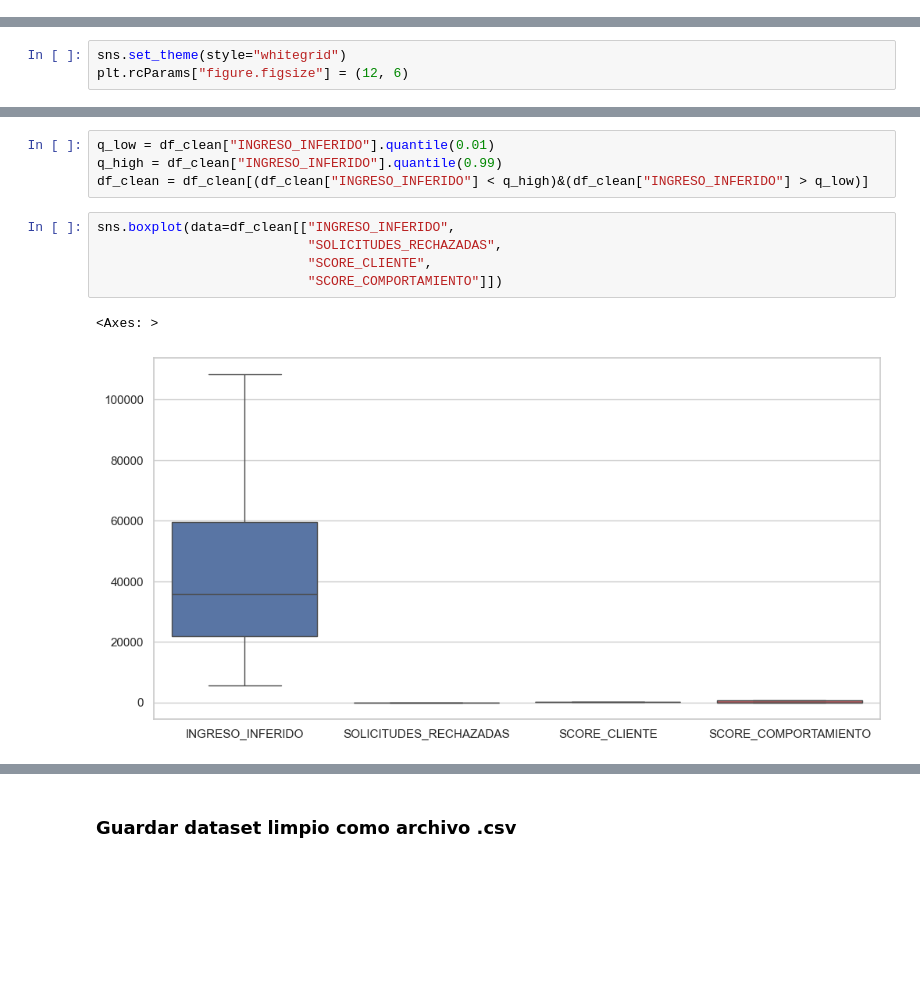
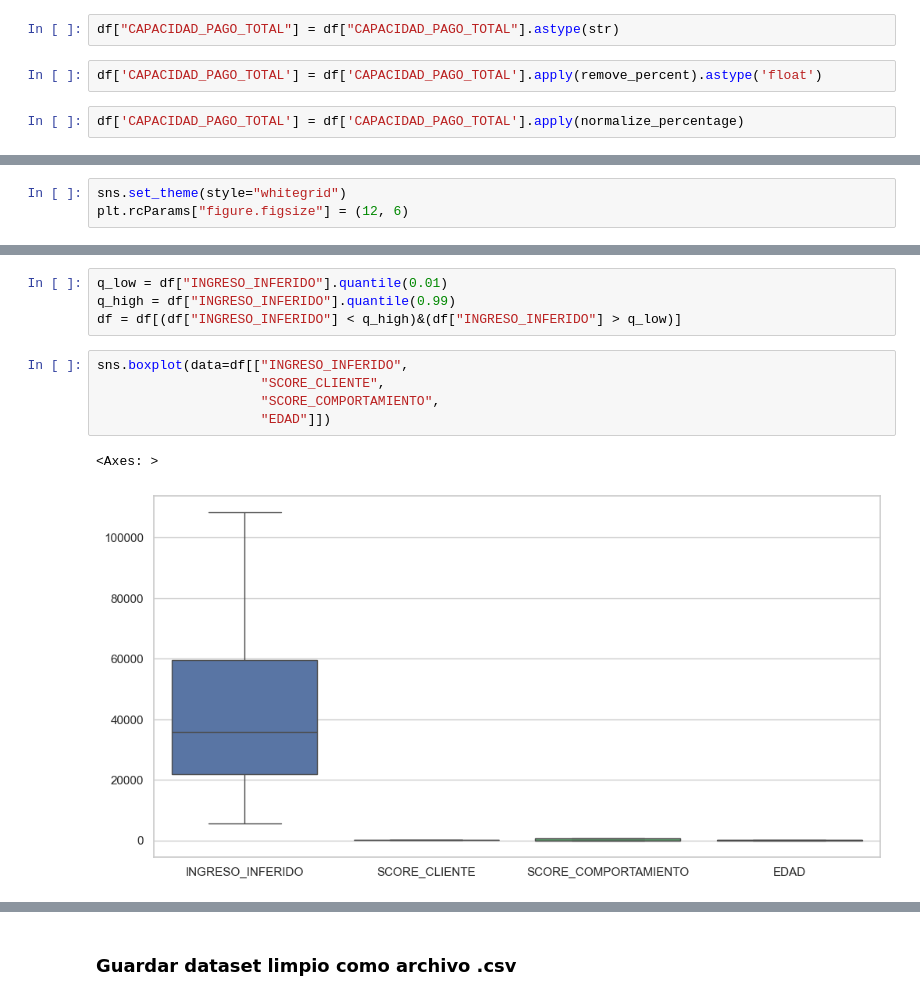
Before and after one commit to ElliotDM/inf_bancaria, a Jupyter notebook: notebooks/analisis_limpieza.ipynb, the cells around one changed output, grey strips where cells are left out. Drawn from its saved outputs; the diff is of its cells as text; blank space fills up the shorter version.

```diff
--- a/notebooks/analisis_limpieza.ipynb
+++ b/notebooks/analisis_limpieza.ipynb
@@ -168,0 +199,6 @@ df_clean["ESCOLARIDAD"] = df_clean["ESCOLARIDAD"].astype(str)
+# %%
+df["CAPACIDAD_PAGO_TOTAL"] = df["CAPACIDAD_PAGO_TOTAL"].astype(str)
+# %%
+df['CAPACIDAD_PAGO_TOTAL'] = df['CAPACIDAD_PAGO_TOTAL'].apply(remove_percent).astype('float')
+# %%
+df['CAPACIDAD_PAGO_TOTAL'] = df['CAPACIDAD_PAGO_TOTAL'].apply(normalize_percentage)
@@ -194,12 +234,12 @@ sns.boxplot(data=df_clean[["INGRESO_INFERIDO",
 # %%
-q_low = df_clean["INGRESO_INFERIDO"].quantile(0.01)
-q_high = df_clean["INGRESO_INFERIDO"].quantile(0.99)
-df_clean = df_clean[(df_clean["INGRESO_INFERIDO"] < q_high)&(df_clean["INGRESO_INFERIDO"] > q_low)]
+q_low = df["INGRESO_INFERIDO"].quantile(0.01)
+q_high = df["INGRESO_INFERIDO"].quantile(0.99)
+df = df[(df["INGRESO_INFERIDO"] < q_high)&(df["INGRESO_INFERIDO"] > q_low)]
 # %%
-sns.boxplot(data=df_clean[["INGRESO_INFERIDO",
-                           "SOLICITUDES_RECHAZADAS",
-                           "SCORE_CLIENTE",
-                           "SCORE_COMPORTAMIENTO"]])
+sns.boxplot(data=df[["INGRESO_INFERIDO",
+                     "SCORE_CLIENTE",
+                     "SCORE_COMPORTAMIENTO",
+                     "EDAD"]])
 # %% [output]
 <Axes: >
-[figure, old version]
+[figure, new version]
```
Also changed, not shown: parts of 20 cells of this notebook, 12 other files.
